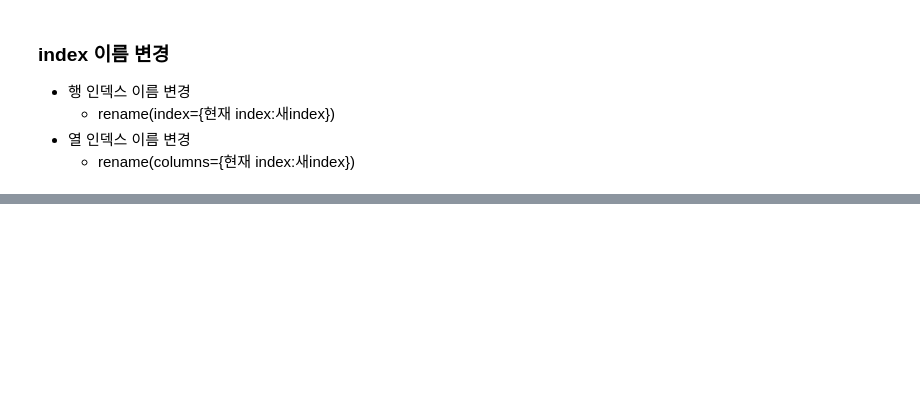
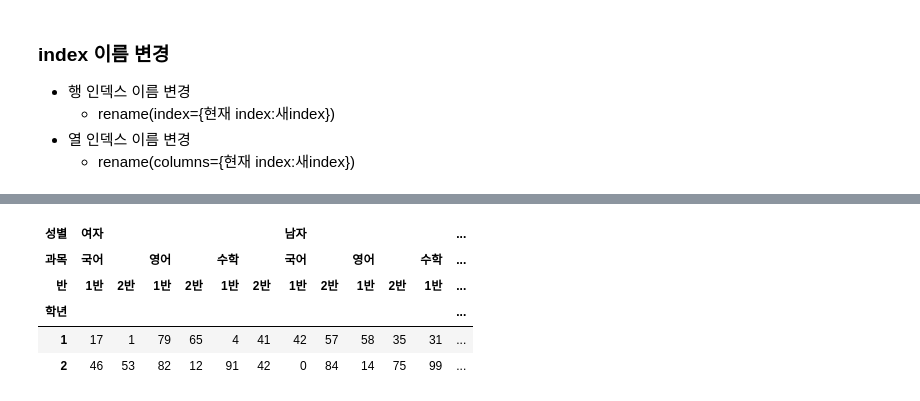
Before and after one commit to BangSungjoon/TIL, a Jupyter notebook: AIWorkspace/source_code/07_판다스 (데이터프레임) 데이터 조작 함수 사용.ipynb, the cells around one changed output, grey strips where cells are left out. Drawn from its saved outputs; the diff is of its cells as text; code cells hidden in the pictures; blank space fills up the shorter version.

```diff
--- a/AIWorkspace/source_code/07_판다스 (데이터프레임) 데이터 조작 함수 사용.ipynb
+++ b/AIWorkspace/source_code/07_판다스 (데이터프레임) 데이터 조작 함수 사용.ipynb
@@ -1018,0 +1455,16 @@ df5[df5['주소'].map(lambda x: x in ['서울', '대구'])]
+# %%
+# 각 반의 성별에 따른 과목별 평균 점수로 데이터프레임 생성
+# 학년 : 1, 2
+# 반 : 1반, 2반
+# 성별 : 여자, 남자
+# 과목 : 국어, 영어, 수학
+
+# 몇 개 데이터 필요? 24개 4행 6열
+# 0~100, 4행 6열 랜덤 숫자 생성
+data = np.random.randint(0,101, size=(4,6))
+index = pd.MultiIndex.from_product([[1, 2],['1반', '2반']], names=['학년', '반'])
+columns = pd.MultiIndex.from_product([['여자', '남자'], ['국어', '영어', '수학']],
+                                     names=['성별', '과목'])
+
+df9 = pd.DataFrame(data, index=index, columns=columns)
+df9
@@ -1018,0 +1496,9 @@ df5[df5['주소'].map(lambda x: x in ['서울', '대구'])]
+# %%
+df9.unstack()
+# %% [output]
+| 성별 | 여자 |  |  |  |  |  | 남자 |  |  |  |  | ... |
+| 과목 | 국어 |  | 영어 |  | 수학 |  | 국어 |  | 영어 |  | 수학 | ... |
+| 반 | 1반 | 2반 | 1반 | 2반 | 1반 | 2반 | 1반 | 2반 | 1반 | 2반 | 1반 | ... |
+| 학년 |  |  |  |  |  |  |  |  |  |  |  | ... |
+| 1 | 17 | 1 | 79 | 65 | 4 | 41 | 42 | 57 | 58 | 35 | 31 | ... |
+| 2 | 46 | 53 | 82 | 12 | 91 | 42 | 0 | 84 | 14 | 75 | 99 | ... |
```
Also changed, not shown: parts of 54 cells of this notebook, 6 other files.
